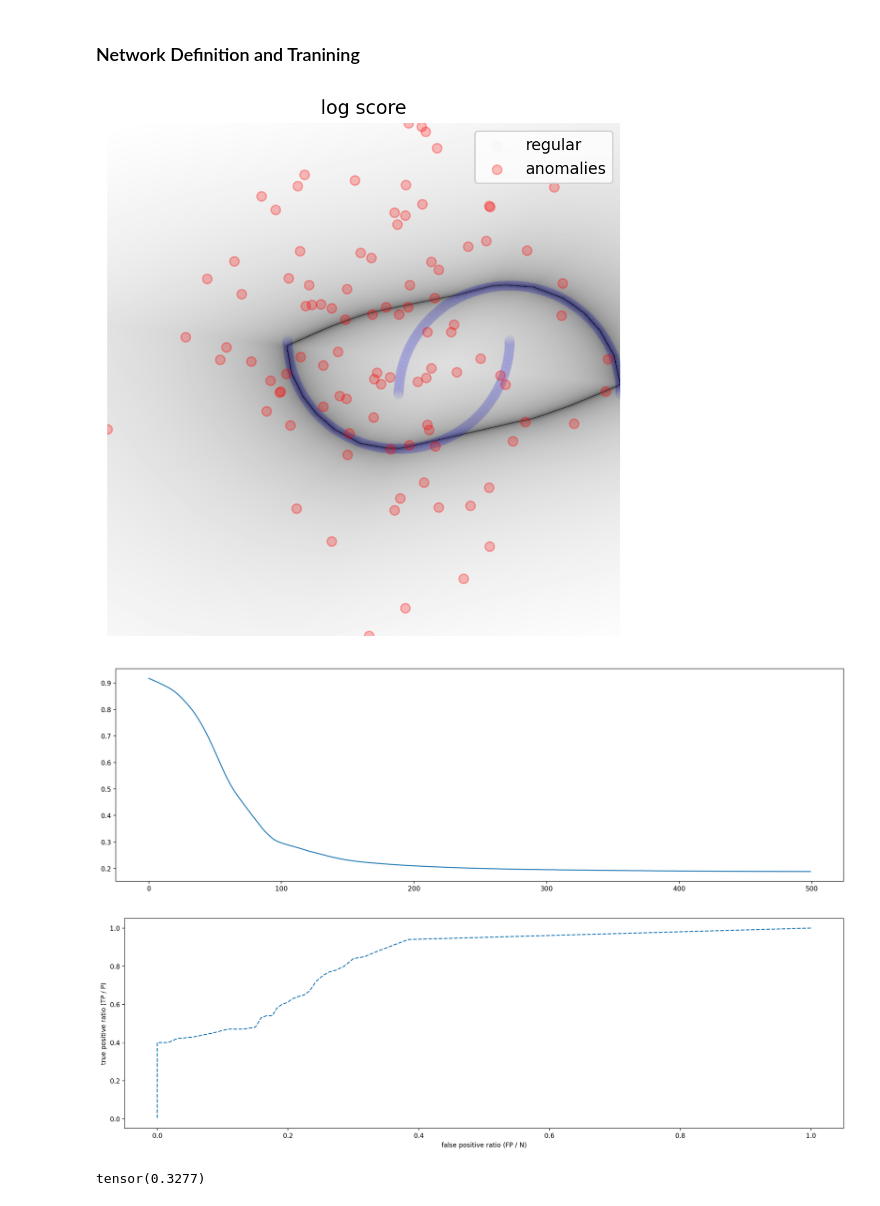
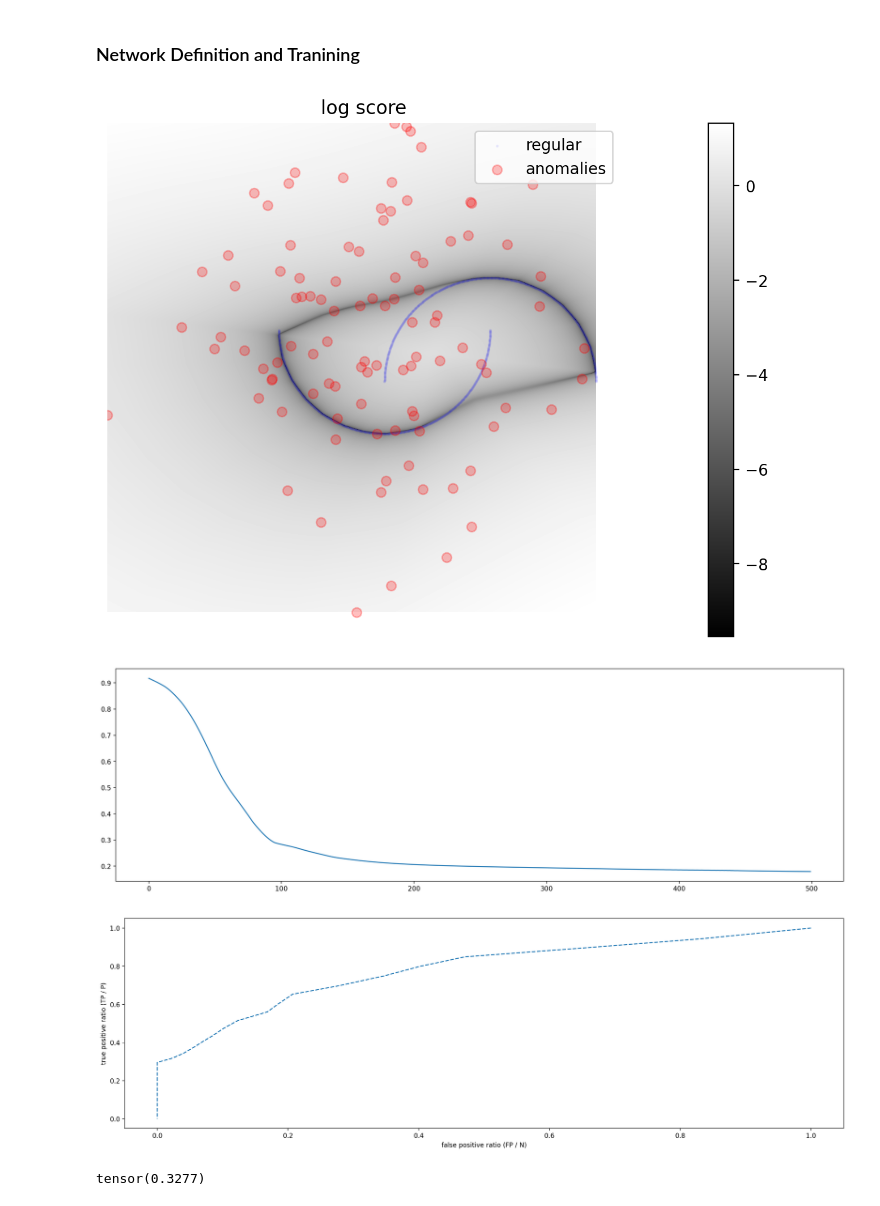
Before and after one commit to sulcantonin/ICFA-Beam-2022, a Jupyter notebook: ocl.ipynb, the cells around one changed output. Cells and saved outputs as stored; diff of their text form; code cells hidden in the pictures.

```diff
--- a/ocl.ipynb
+++ b/ocl.ipynb
@@ -38,16 +38,18 @@ def show_score_map(model, X):
         Xt = Xt / Xt.max(0, keepdims = True)[0]
         Xt = Xt * len(xr)
 
-        plt.scatter(Xt[l==1,0],Xt[l==1,1],c = 'b', alpha = 0.01)
+        plt.imshow(np.log(s_.T), cmap = 'gray')
+        plt.colorbar()
+        plt.scatter(Xt[l==1,0],Xt[l==1,1],c = 'b', alpha = 0.05, s = 1)
         plt.scatter(Xt[l==-1,0],Xt[l==-1,1],c = 'r', alpha = 0.25)
         plt.legend(['regular', 'anomalies'])
-        plt.imshow(np.log(s_.T), cmap = 'gray')
+
         plt.axis('off')
         plt.title('log score')
         plt.savefig('ocl_contour.pdf')
         plt.show()
 
-def roc(y, N = 100, display = True):
+def roc(y, l, N = 100, display = True):
     T = torch.linspace(0, y.max(), N)
     tpr, fpr = [],[]
     for T_ in T:
@@ -65,12 +67,6 @@ np.random.seed(42)
 from sklearn.datasets import make_moons
 Xn = make_moons(n_samples=1000, noise=False, random_state=42)[0]
 Xa = np.random.randn(100,2)
-'''
-Xn1 = np.random.rand(10000,2) - 0.5
-Xn2 = (np.random.rand(30000,2) - 2) * 0.5
-Xa = 2 * (np.random.rand(200,2) - 0.5)
-Xn = np.concatenate((Xn1,Xn2))
-'''
 X = np.concatenate((Xn,Xa))
 X -= X.mean(0)
 
@@ -80,6 +76,13 @@ plt.plot(X[l==1,0],X[l==1,1],'b.')
 plt.plot(X[l==-1,0],X[l==-1,1],'ro')
 # plt.title('Generated Samples')
 plt.show()
+
+Xn_test = make_moons(n_samples=5000, noise=False, random_state=42)[0]
+Xa_test = np.random.randn(5000,2)
+X_test = np.concatenate((Xn_test,Xa_test))
+X_test -= X_test.mean(0)
+
+l_test = torch.cat((torch.ones(Xn_test.shape[0]), -torch.ones(Xa_test.shape[0])))
 # %% [output]
 [figure]
 # %% [markdown]
@@ -92,18 +95,15 @@ class LinearOneClass(nn.Module):
      Linear(2,32) -> ReLU() -> Linear(32,16) -> ReLU() -> Linear(16,8) ->
        ReLU() -> Linear(8,4) -> s = |x-c|_2
     '''
-    def __init__(self, dropout_p = 0.0):
+    def __init__(self):
         super().__init__()
         self.network = nn.Sequential(
             nn.Linear(2, 32, bias = False),
             nn.ReLU(),
-            nn.Dropout(dropout_p),
             nn.Linear(32,16, bias = False),
             nn.ReLU(),
-            nn.Dropout(dropout_p),
             nn.Linear(16,8, bias = False),
             nn.ReLU(),
-            nn.Dropout(dropout_p),
             nn.Linear(8,4, bias = False))
         self.c = torch.randn((1,4))
 
@@ -111,38 +111,39 @@ class LinearOneClass(nn.Module):
         '''
         just projecting datapoints x to the feature space
         '''
         return self.network(x)
     def forward(self, x):
         '''
         points are projected to the feature space (4D) and then their projection is substracted from the
         hypersphere center $c$
         '''
         x = self.phi(x)
         return torch.linalg.vector_norm(x - self.c,dim = -1)
 
 epochs = 500
 model = LinearOneClass()
-optimizer = optim.Adam(model.parameters(), lr = 0.001, weight_decay = 10e-3)
+optimizer = optim.Adam(model.parameters(), lr = 0.001)
 losses = []
 for epoch in tqdm(range(epochs)):
     # anomaly score
     s = model(torch.tensor(X).float())
 
     # tranining
     loss = s.mean()
     optimizer.zero_grad()
     loss.backward()
     optimizer.step()
 
     losses.append(loss.item())
 show_score_map(model, X)
 plt.plot(losses)
 plt.show()
-tpr, fpr = roc(model(torch.tensor(X).float()).detach())
+s_test = model(torch.tensor(X_test).float()).detach()
+tpr, fpr = roc(s_test, l_test)
 # %% [output]
-[figure, old version]
+[figure, new version]
-[figure, old version]
+[figure, new version]
-[figure, old version]
+[figure, new version]
 # %%
 torch.save({'fpr' : fpr, 'tpr' : tpr, 'X' : X , 'l' : l, 'model' : model.state_dict()}, 'ocl.torch')
 # %%
```
Also changed, not shown: 1 other file.
